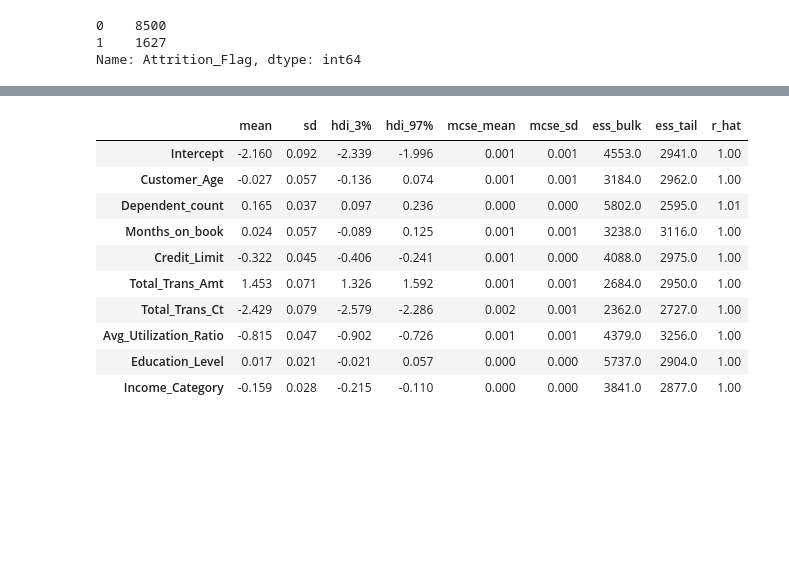
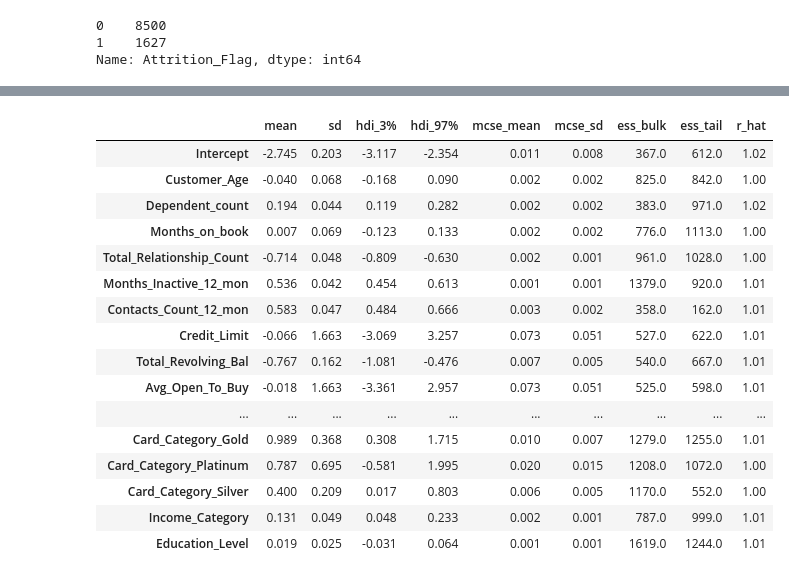
Before and after one commit to denim-bluu/python-credit_risk_bayes, a Jupyter notebook: work pymc3.ipynb, the cells around one changed output, grey strips where cells are left out. Cells and saved outputs as stored; diff of their text form; code cells hidden in the pictures; blank space fills up the shorter version.

```diff
--- a/work pymc3.ipynb
+++ b/work pymc3.ipynb
@@ -193,20 +205,3 @@ def income_category(status):
         return 4
     elif status == "$120K +":
         return 5
-# %%
-df_y = df["Attrition_Flag"]
-df_x = df.loc[:, num_features].astype("float32")
-
-le_count = 0
-onehot_encoders = {}
-for col in oe_features:
-    oe = OneHotEncoder(handle_unknown='ignore', drop="first")
-    onehot_encoders[col] = oe
-    df_onehot = pd.DataFrame(oe.fit_transform(df[[col]]).toarray())
-    df_onehot.columns = oe.get_feature_names_out()
-    le_count += 1
-    df_x = pd.concat([df_x, df_onehot], axis=1)
-print("%d columns were onehot encoded." % le_count)
-
-df_x["Income_Category"] = df["Income_Category"].apply(income_category)
-df_x["Education_Level"] = df["Education_Level"].apply(education_encoder)
@@ -217,5 +207,0 @@ df_x["Education_Level"] = df["Education_Level"].apply(education_encoder)
-# %%
-# scaler = RobustScaler()
-# df_x[num_features] = scaler.fit_transform(df_x[num_features])
-scaler = StandardScaler()
-df_x[num_features] = scaler.fit_transform(df_x[num_features])
@@ -286,0 +259,6 @@ ValueError: Not enough samples to build a trace.
+# %%
+scaler = StandardScaler()
+scaler.fit(df_x)
+scaled_x_train = x_train.copy()
+scaled_x_train[:] = scaler.transform(x_train)
+scaled_train_data = pd.concat([scaled_x_train, y_train], axis=1)
@@ -286,0 +274,13 @@ ValueError: Not enough samples to build a trace.
+# %%
+laplace_priors = {
+    "Intercept": bambi.Prior("Normal", mu=0, sigma=50),
+    "Regressor": bambi.Prior("Laplace", mu=0, b=0.05),
+}
+
+laplace_logit = bambi.Model(
+    formula,
+    scaled_train_data,
+    priors=laplace_priors,
+    family="bernoulli",
+)
+laplace_logit_result = laplace_logit.fit()
@@ -289,17 +300,23 @@ model.graph()
 # %% [output]
 [drawing not drawn]
 # %%
-az.summary(trace)
+az.summary(laplace_logit_result)
 # %% [output]
 |  | mean | sd | hdi_3% | hdi_97% | mcse_mean | mcse_sd | ess_bulk | ess_tail | r_hat |
-| Intercept | -2.160 | 0.092 | -2.339 | -1.996 | 0.001 | 0.001 | 4553.0 | 2941.0 | 1.00 |
-| Customer_Age | -0.027 | 0.057 | -0.136 | 0.074 | 0.001 | 0.001 | 3184.0 | 2962.0 | 1.00 |
-| Dependent_count | 0.165 | 0.037 | 0.097 | 0.236 | 0.000 | 0.000 | 5802.0 | 2595.0 | 1.01 |
-| Months_on_book | 0.024 | 0.057 | -0.089 | 0.125 | 0.001 | 0.001 | 3238.0 | 3116.0 | 1.00 |
-| Credit_Limit | -0.322 | 0.045 | -0.406 | -0.241 | 0.001 | 0.000 | 4088.0 | 2975.0 | 1.00 |
-| Total_Trans_Amt | 1.453 | 0.071 | 1.326 | 1.592 | 0.001 | 0.001 | 2684.0 | 2950.0 | 1.00 |
-| Total_Trans_Ct | -2.429 | 0.079 | -2.579 | -2.286 | 0.002 | 0.001 | 2362.0 | 2727.0 | 1.00 |
-| Avg_Utilization_Ratio | -0.815 | 0.047 | -0.902 | -0.726 | 0.001 | 0.001 | 4379.0 | 3256.0 | 1.00 |
-| Education_Level | 0.017 | 0.021 | -0.021 | 0.057 | 0.000 | 0.000 | 5737.0 | 2904.0 | 1.00 |
-| Income_Category | -0.159 | 0.028 | -0.215 | -0.110 | 0.000 | 0.000 | 3841.0 | 2877.0 | 1.00 |
+| Intercept | -2.745 | 0.203 | -3.117 | -2.354 | 0.011 | 0.008 | 367.0 | 612.0 | 1.02 |
+| Customer_Age | -0.040 | 0.068 | -0.168 | 0.090 | 0.002 | 0.002 | 825.0 | 842.0 | 1.00 |
+| Dependent_count | 0.194 | 0.044 | 0.119 | 0.282 | 0.002 | 0.002 | 383.0 | 971.0 | 1.02 |
+| Months_on_book | 0.007 | 0.069 | -0.123 | 0.133 | 0.002 | 0.002 | 776.0 | 1113.0 | 1.00 |
+| Total_Relationship_Count | -0.714 | 0.048 | -0.809 | -0.630 | 0.002 | 0.001 | 961.0 | 1028.0 | 1.00 |
+| Months_Inactive_12_mon | 0.536 | 0.042 | 0.454 | 0.613 | 0.001 | 0.001 | 1379.0 | 920.0 | 1.01 |
+| Contacts_Count_12_mon | 0.583 | 0.047 | 0.484 | 0.666 | 0.003 | 0.002 | 358.0 | 162.0 | 1.01 |
+| Credit_Limit | -0.066 | 1.663 | -3.069 | 3.257 | 0.073 | 0.051 | 527.0 | 622.0 | 1.01 |
+| Total_Revolving_Bal | -0.767 | 0.162 | -1.081 | -0.476 | 0.007 | 0.005 | 540.0 | 667.0 | 1.01 |
+| Avg_Open_To_Buy | -0.018 | 1.663 | -3.361 | 2.957 | 0.073 | 0.051 | 525.0 | 598.0 | 1.01 |
+| ... | ... | ... | ... | ... | ... | ... | ... | ... | ... |
+| Card_Category_Gold | 0.989 | 0.368 | 0.308 | 1.715 | 0.010 | 0.007 | 1279.0 | 1255.0 | 1.01 |
+| Card_Category_Platinum | 0.787 | 0.695 | -0.581 | 1.995 | 0.020 | 0.015 | 1208.0 | 1072.0 | 1.00 |
+| Card_Category_Silver | 0.400 | 0.209 | 0.017 | 0.803 | 0.006 | 0.005 | 1170.0 | 552.0 | 1.00 |
+| Income_Category | 0.131 | 0.049 | 0.048 | 0.233 | 0.002 | 0.001 | 787.0 | 999.0 | 1.01 |
+| Education_Level | 0.019 | 0.025 | -0.031 | 0.064 | 0.001 | 0.001 | 1619.0 | 1244.0 | 1.01 |
 # %%
```
Also changed, not shown: parts of 54 cells of this notebook.
